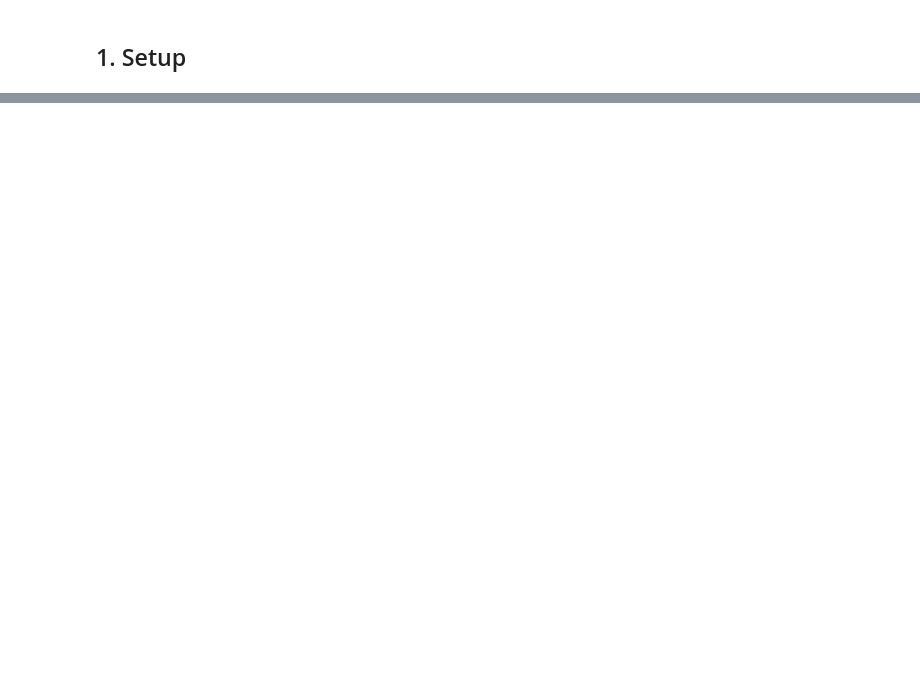
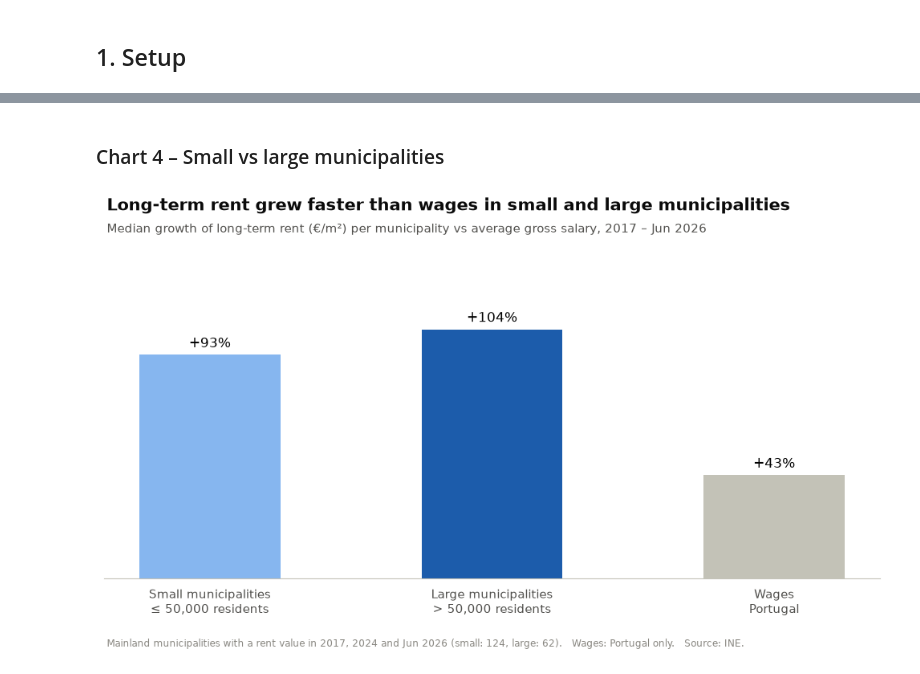
Before and after one commit to andreacarlocerri/data-wrangling-project, a Jupyter notebook: h1_long_term_rent_vs_wages.ipynb, the cells around one changed output, grey strips where cells are left out. Saved outputs shown, nothing was run; the diff lists cells and outputs as text; code cells hidden in the pictures; blank space fills up the shorter version.

```diff
--- a/h1_long_term_rent_vs_wages.ipynb
+++ b/h1_long_term_rent_vs_wages.ipynb
@@ -176,5 +29,0 @@ raw["wages"][["dim_3", "dim_3_t", "dim_4", "dim_4_t"]].drop_duplicates().reset_i
-# %%
-# Rent, Portugal: first rows of each series
-for name in ["rent_2013", "rent_2024", "rent_2026"]:
-    df = raw[name]
-    display(df.loc[df["geocod"] == "PT", ["period", "geocod", "geodsg", "valor", "sinal_conv"]].head(3))
@@ -808,0 +358,16 @@ Markdown(f"""
+# %%
+# Keep only municipalities with a rent value in every year we need
+complete = municipalities.dropna(subset=["rent_growth", "size_group"])
+print("With a complete rent value:", len(complete), "| dropped (too few contracts):",
+      len(municipalities) - len(complete))
+
+by_size = complete.groupby("size_group", observed=True).agg(
+    municipalities=("rent_growth", "size"),
+    rent_2017=("rent_2017", "median"),
+    rent_jun_2026=("rent_jun_2026", "median"),
+    rent_growth=("rent_growth", "median"),
+)
+by_size["rent_80m2_jun_2026"] = by_size["rent_jun_2026"] * FLAT_SIZE_M2
+by_size["gap_vs_wages"] = by_size["rent_growth"] - wage_growth
+complete.to_csv(CLEAN_FOLDER / "h1_municipalities_clean.csv")
+by_size.round(1)
@@ -808,0 +506,19 @@ Markdown(f"""
+# %% [markdown]
+### Chart 4 – Small vs large municipalities
+# %%
+labels = ["Small municipalities\n≤ 50,000 residents", "Large municipalities\n> 50,000 residents", "Wages\nPortugal"]
+values = [by_size.loc["Small", "rent_growth"], by_size.loc["Large", "rent_growth"], wage_growth]
+
+fig, ax = plt.subplots(figsize=(10, 5.8))
+bars = ax.bar(labels, values, color=[LIGHT_BLUE, ACCENT, "#c3c2b7"], width=0.5)
+ax.bar_label(bars, labels=[f"+{value:.0f}%" for value in values], padding=4, fontsize=12)
+clean_bar_axes(ax)
+add_titles(fig, "Long-term rent grew faster than wages in small and large municipalities"
+                if min(values[:2]) > wage_growth else "Rent vs wages in small and large municipalities",
+           f"Median growth of long-term rent (€/m²) per municipality vs average gross salary, {first} – {last}")
+add_source(fig, f"Mainland municipalities with a rent value in {first}, 2024 and {last} "
+                f"(small: {by_size.loc['Small', 'municipalities']}, large: {by_size.loc['Large', 'municipalities']}).   "
+                "Wages: Portugal only.   Source: INE.")
+save_chart(fig, "h1_4_small_vs_large_municipalities.png")
+# %% [output]
+[figure, added]
```
Also changed, not shown: parts of 70 cells of this notebook, 10 other files.
